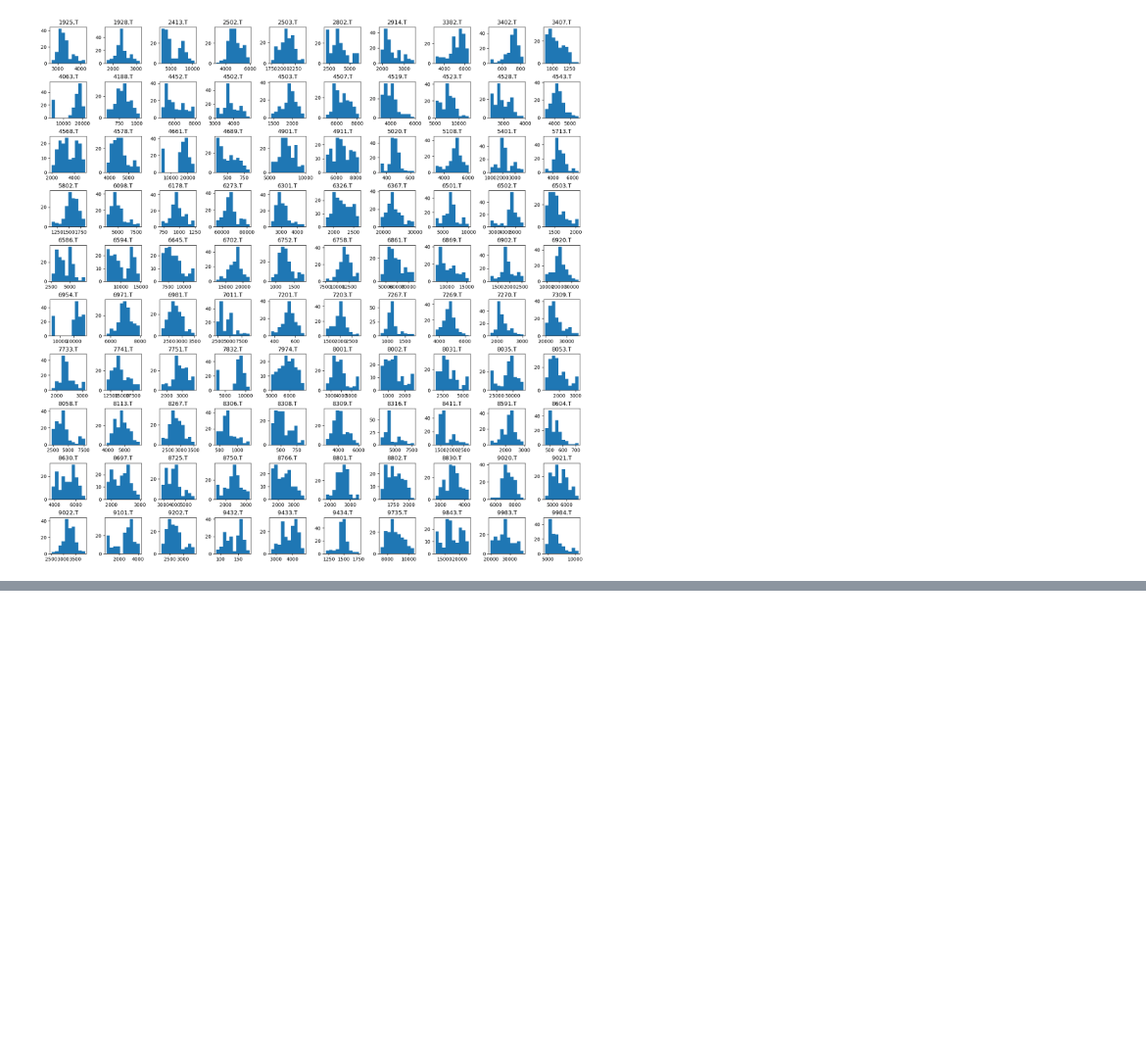
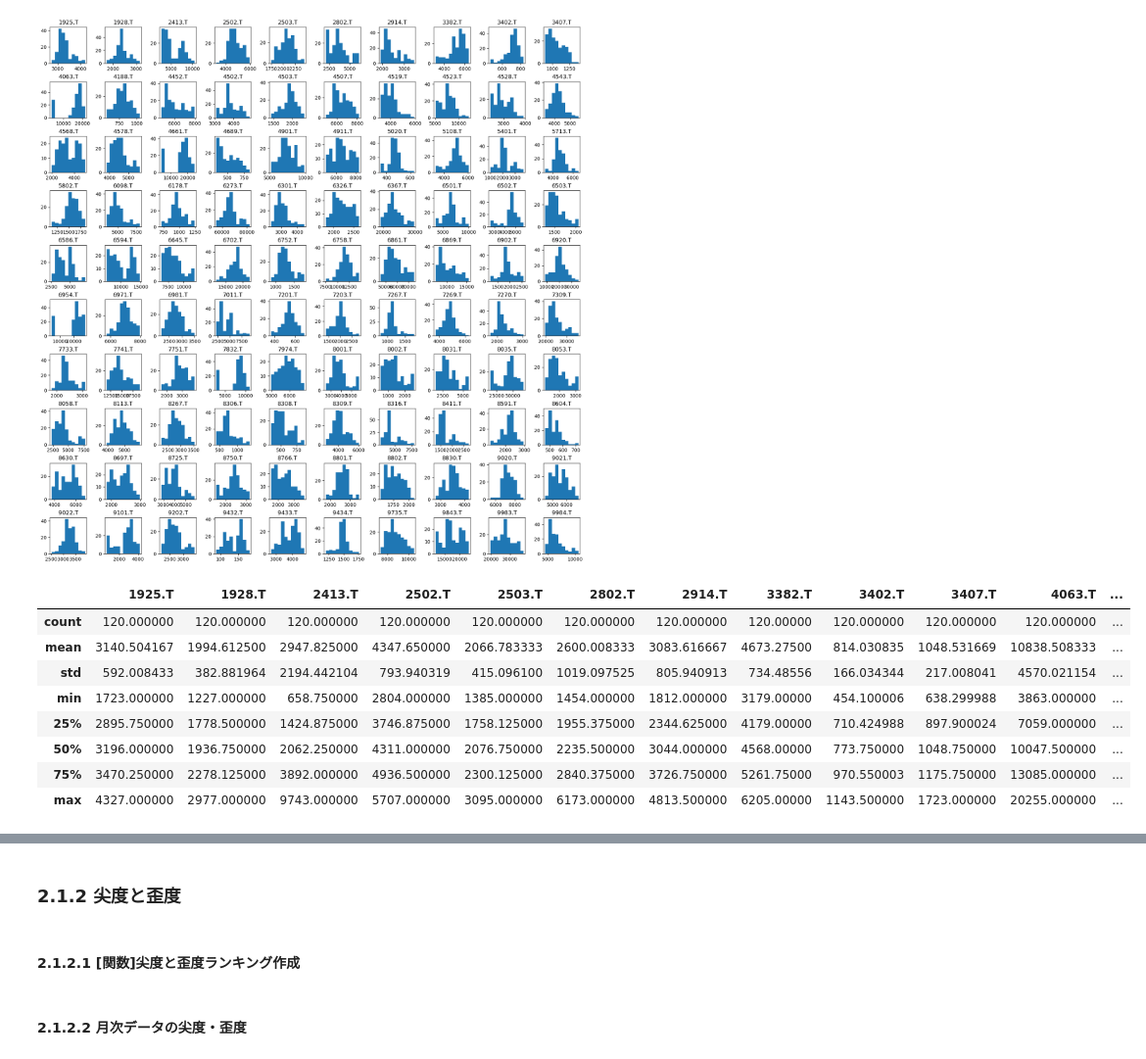
Before and after one commit to aguilarklyno/Fukuhara-Seminar, a Jupyter notebook: 23_10_20_weeek-02/Main.ipynb, the cells around one changed output, grey strips where cells are left out. Shown at 98% size. Saved outputs shown, nothing was run; the diff lists cells and outputs as text; code cells hidden in the pictures; blank space fills up the shorter version.

```diff
--- a/23_10_20_weeek-02/Main.ipynb
+++ b/23_10_20_weeek-02/Main.ipynb
@@ -444,6 +444,18 @@ EXCLUDE_COLUMNS = ['Date'] + markets
 plot_histograms(all_df_weekly, EXCLUDE_COLUMNS)
 # %% [output]
 [figure]
+# %%
+all_df_monthly.describe()
+# %% [output]
+|  | 1925.T | 1928.T | 2413.T | 2502.T | 2503.T | 2802.T | 2914.T | 3382.T | 3402.T | 3407.T | 4063.T | ... |
+| count | 120.000000 | 120.000000 | 120.000000 | 120.000000 | 120.000000 | 120.000000 | 120.000000 | 120.00000 | 120.000000 | 120.000000 | 120.000000 | ... |
+| mean | 3140.504167 | 1994.612500 | 2947.825000 | 4347.650000 | 2066.783333 | 2600.008333 | 3083.616667 | 4673.27500 | 814.030835 | 1048.531669 | 10838.508333 | ... |
+| std | 592.008433 | 382.881964 | 2194.442104 | 793.940319 | 415.096100 | 1019.097525 | 805.940913 | 734.48556 | 166.034344 | 217.008041 | 4570.021154 | ... |
+| min | 1723.000000 | 1227.000000 | 658.750000 | 2804.000000 | 1385.000000 | 1454.000000 | 1812.000000 | 3179.00000 | 454.100006 | 638.299988 | 3863.000000 | ... |
+| 25% | 2895.750000 | 1778.500000 | 1424.875000 | 3746.875000 | 1758.125000 | 1955.375000 | 2344.625000 | 4179.00000 | 710.424988 | 897.900024 | 7059.000000 | ... |
+| 50% | 3196.000000 | 1936.750000 | 2062.250000 | 4311.000000 | 2076.750000 | 2235.500000 | 3044.000000 | 4568.00000 | 773.750000 | 1048.750000 | 10047.500000 | ... |
+| 75% | 3470.250000 | 2278.125000 | 3892.000000 | 4936.500000 | 2300.125000 | 2840.375000 | 3726.750000 | 5261.75000 | 970.550003 | 1175.750000 | 13085.000000 | ... |
+| max | 4327.000000 | 2977.000000 | 9743.000000 | 5707.000000 | 3095.000000 | 6173.000000 | 4813.500000 | 6205.00000 | 1143.500000 | 1723.000000 | 20255.000000 | ... |
 # %%
 all_df_weekly.describe()
 # %% [output]
@@ -456,3 +468,7 @@ all_df_weekly.describe()
 | 50% | 3235.000000 | 2365.500000 | 4435.000000 | 4680.000000 | 2084.000000 | 3454.000000 | 2331.000000 | 5429.000000 | 724.900024 | 1038.500000 | 17675.000000 | ... |
 | 75% | 3408.000000 | 2501.000000 | 7411.000000 | 5122.000000 | 2175.500000 | 4136.000000 | 2735.500000 | 5828.000000 | 752.799988 | 1144.500000 | 18950.000000 | ... |
 | max | 4204.000000 | 3147.000000 | 10545.000000 | 5950.000000 | 2438.000000 | 6132.000000 | 3440.000000 | 6385.000000 | 833.700012 | 1377.500000 | 21325.000000 | ... |
+# %% [markdown]
+### **2.1.2 尖度と歪度**
+# %% [markdown]
+#### **2.1.2.1 [関数]尖度と歪度ランキング作成**
@@ -458,0 +528,2 @@ all_df_weekly.describe()
+# %% [markdown]
+#### **2.1.2.2 月次データの尖度・歪度**
```
Also changed, not shown: parts of 11 cells of this notebook.
